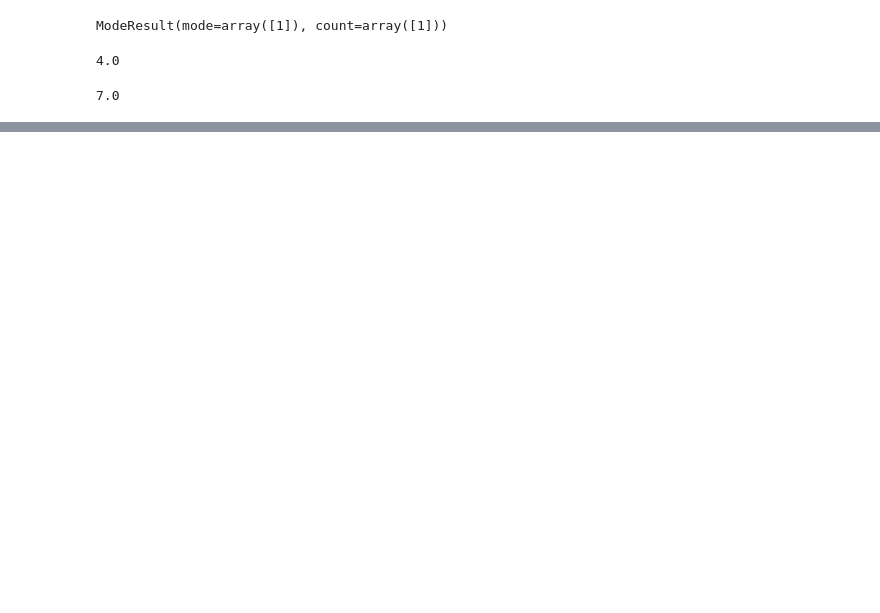
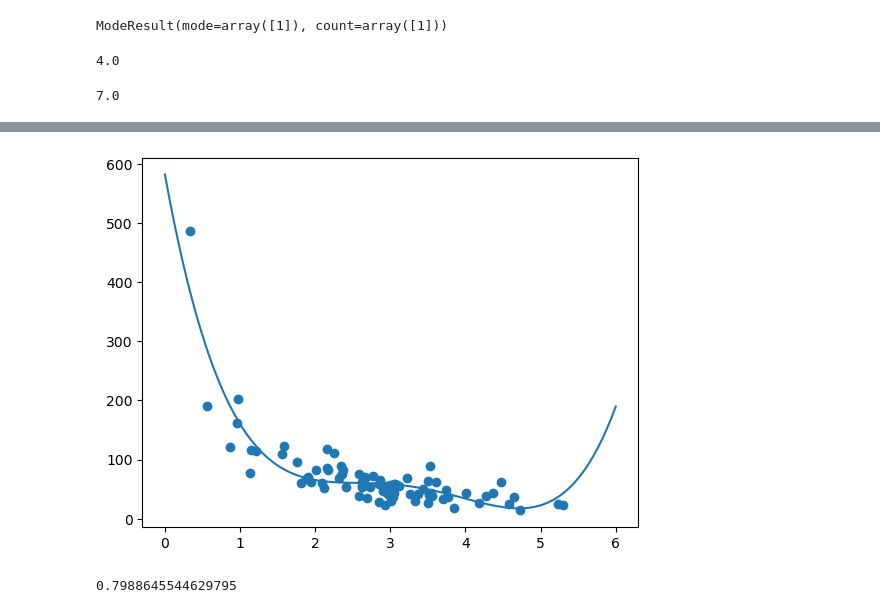
Before and after one commit to AqsaAshfaq07/Python_Basics, a Jupyter notebook: python_basics.ipynb, the cells around one changed output, grey strips where cells are left out. Drawn from its saved outputs; the diff is of its cells as text; code cells hidden in the pictures; blank space fills up the shorter version.

```diff
--- a/python_basics.ipynb
+++ b/python_basics.ipynb
@@ -464,0 +566,16 @@ array([114.75968007])
+# %%
+#looking at the data set ... the suitable model would be Polynomial Regression
+model = np.poly1d(np.polyfit(train_x, train_y, 4))
+line = np.linspace(0, 6, 100)
+# %%
+plt.scatter(train_x, train_y)
+plt.plot(line, model(line))
+plt.show()
+# %% [output]
+[figure, added]
+# %%
+from sklearn.metrics import r2_score
+
+r2_score(train_y, model(train_x))
+# %% [output]
+0.7988645544629795
```
Also changed, not shown: parts of 58 cells of this notebook.
